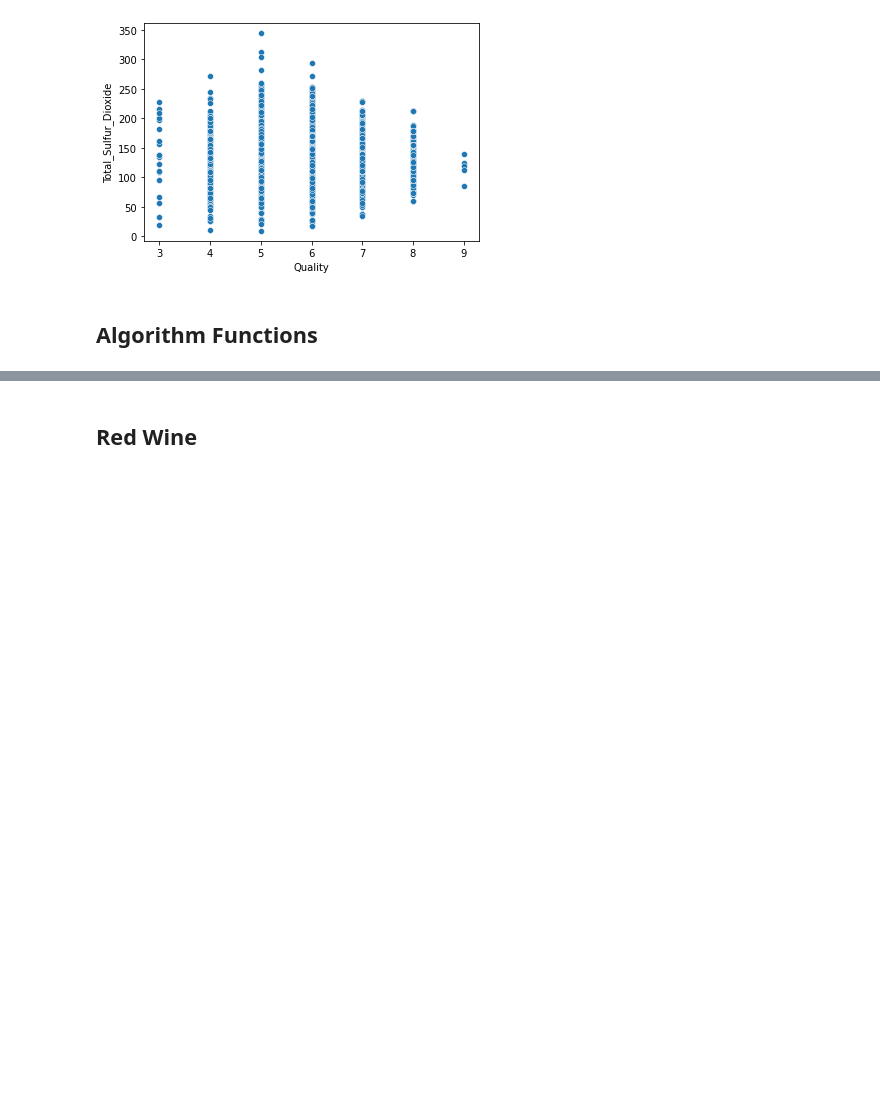
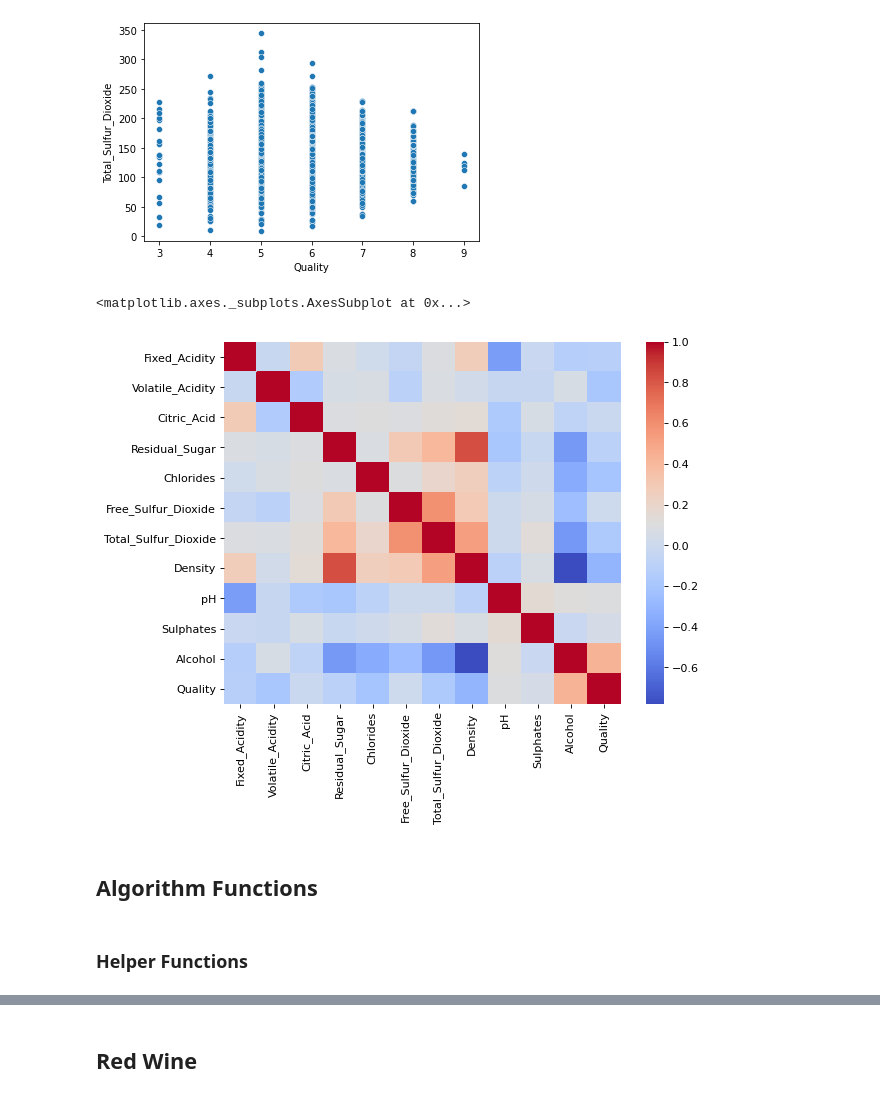
Before and after one commit to timc823/IST347, a Jupyter notebook: Project/Project.ipynb, the cells around one changed output, grey strips where cells are left out. Saved outputs shown, nothing was run; the diff lists cells and outputs as text; code cells hidden in the pictures; blank space fills up the shorter version.

```diff
--- a/Project/Project.ipynb
+++ b/Project/Project.ipynb
@@ -92,2 +95,9 @@ plot_scatter(white.Quality, white.Total_Sulfur_Dioxide)
+# %%
+# white wine correlation heatmap
+plt.figure(figsize=(8, 6), dpi=80)
+sns.heatmap(white.corr(), cmap='coolwarm')
+# %% [output]
+<matplotlib.axes._subplots.AxesSubplot at 0x...>
+[figure, added]
 # %% [markdown]
 ## Algorithm Functions
@@ -101,3 +104,5 @@ def split_data(X,y, tsize = 0.2, rs = 101):
+# %% [markdown]
+### Helper Functions
 # %%
 def print_errors(y_test, y_pred):
 
```
Also changed, not shown: parts of 41 cells of this notebook.
